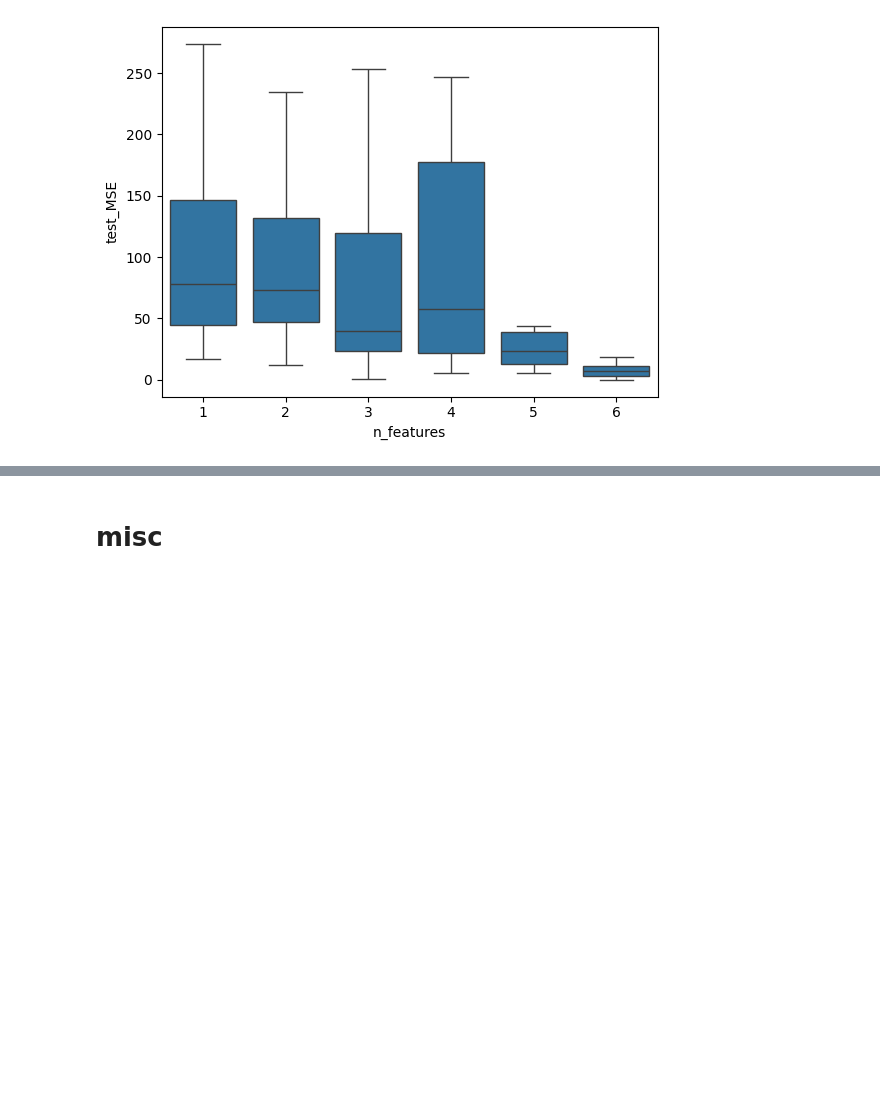
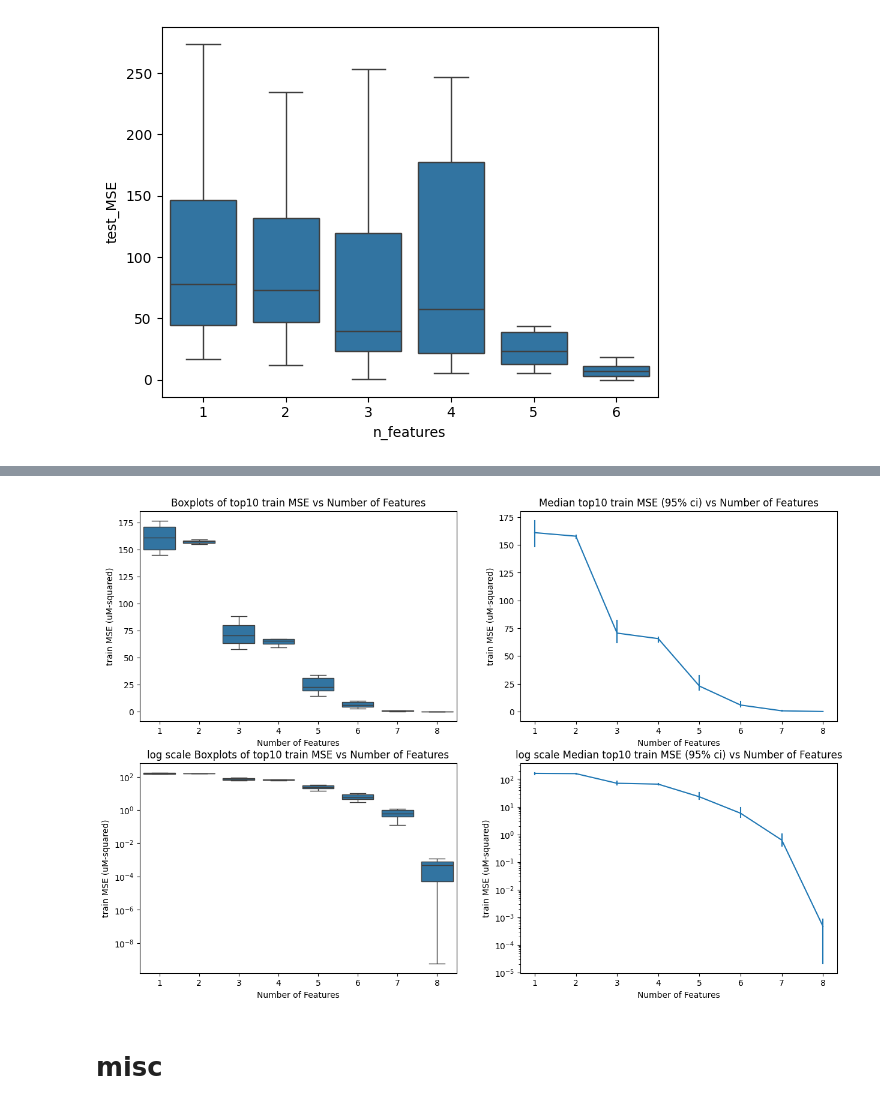
Before and after one commit to cvraut/colorimetry_ML, a Jupyter notebook: code/p02_study_mse/Study_MSE.ipynb, the cells around one changed output, grey strips where cells are left out. Drawn from its saved outputs; the diff is of its cells as text; code cells hidden in the pictures; blank space fills up the shorter version.

```diff
--- a/code/p02_study_mse/Study_MSE.ipynb
+++ b/code/p02_study_mse/Study_MSE.ipynb
@@ -684,3 +783,34 @@ ax = sns.boxplot(x=tr_te_res['n_features'], y = tr_te_res['test_MSE'], showflier
+# %%
+# filter the data to only contain the 10 lowest MSE's for each feature number
+filtered_data = all_dfs.groupby('n_feats').apply(lambda x: x.nsmallest(10, 'mse')).reset_index(drop=True)
+# create 2 subplots side-by-side
+fig, axs = plt.subplots(2, 2, figsize=(15, 10))
+axs = axs.flatten()
+sns.boxplot(data=filtered_data, x='n_feats', y='mse', showfliers=False,ax=axs[0])
+axs[0].set_title("Boxplots of top10 train MSE vs Number of Features")
+axs[0].set_xlabel("Number of Features")
+axs[0].set_ylabel("train MSE (uM-squared)")
+
+# seaborn lineplot with mean and sem
+sns.lineplot(data=filtered_data, x='n_feats', y='mse', estimator='median', errorbar=("ci",95), seed=RANDOM_SEED, err_style='bars',ax=axs[1])
+axs[1].set_title("Median top10 train MSE (95% ci) vs Number of Features")
+axs[1].set_xlabel("Number of Features")
+axs[1].set_ylabel("train MSE (uM-squared)")
+
+sns.boxplot(data=filtered_data, x='n_feats', y='mse', showfliers=False,ax=axs[2])
+axs[2].set_title("log scale Boxplots of top10 train MSE vs Number of Features")
+axs[2].set_xlabel("Number of Features")
+axs[2].set_ylabel("train MSE (uM-squared)")
+axs[2].set_yscale('log')
+
+# seaborn lineplot with mean and sem
+sns.lineplot(data=filtered_data, x='n_feats', y='mse', estimator='median', errorbar=("ci",95), seed=RANDOM_SEED, err_style='bars',ax=axs[3])
+axs[3].set_title("log scale Median top10 train MSE (95% ci) vs Number of Features")
+axs[3].set_xlabel("Number of Features")
+axs[3].set_ylabel("train MSE (uM-squared)")
+axs[3].set_yscale('log')
+# %% [output]
+[figure, added]
 # %% [markdown]
 # misc
 # %% [markdown]
```
Also changed, not shown: parts of 8 cells of this notebook.
